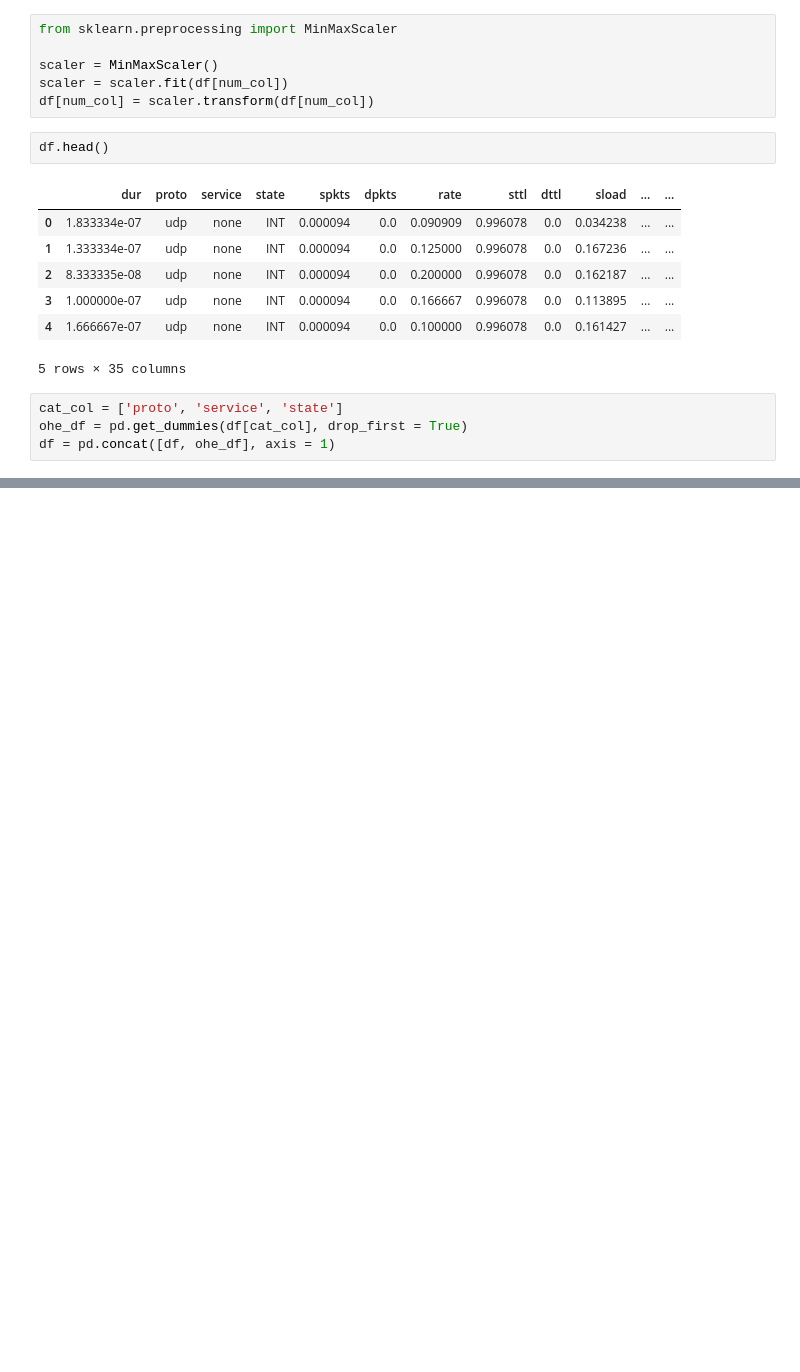
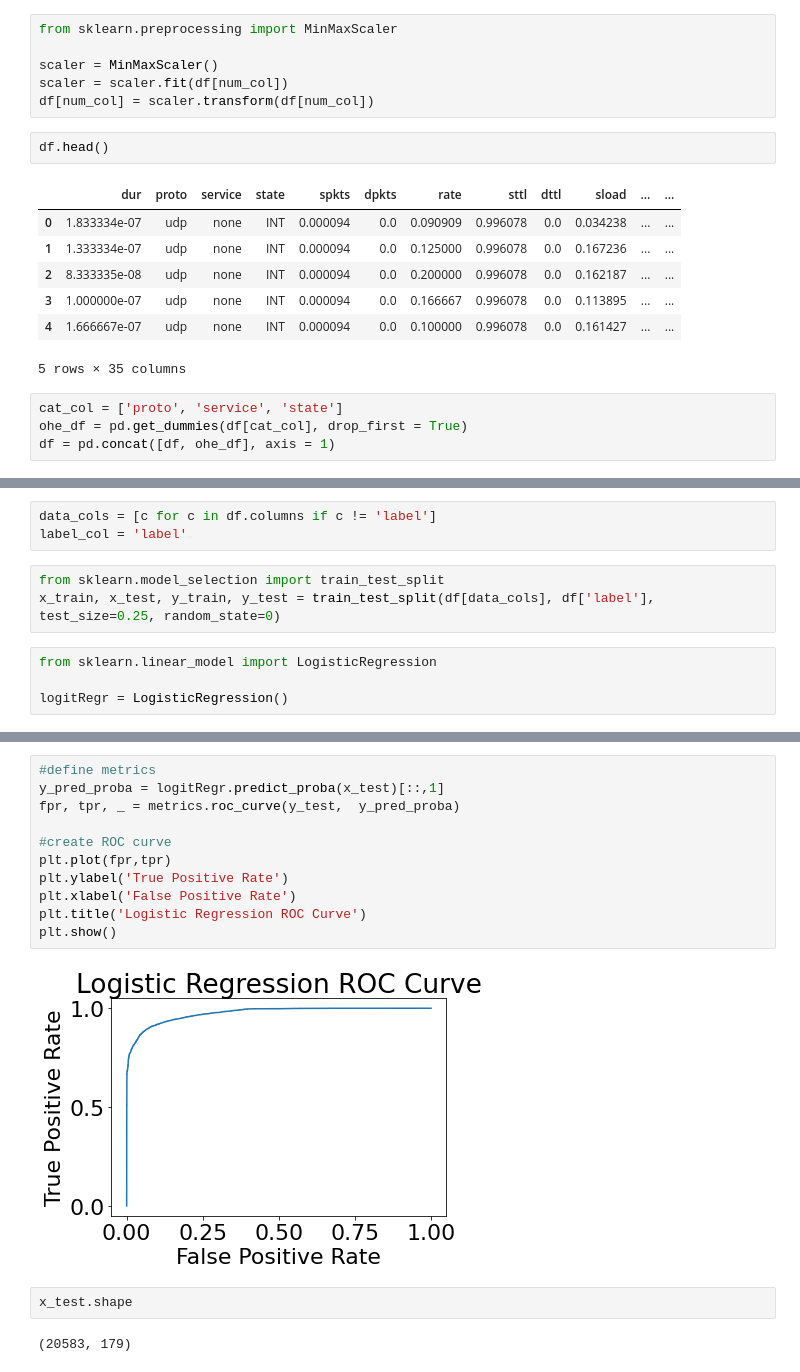
Before and after one commit to cwperks/EAI6980, a Jupyter notebook: Final Project.ipynb, the cells around one changed output, grey strips where cells are left out. Drawn from its saved outputs; the diff is of its cells as text; blank space fills up the shorter version.

Commit message:
Logistic regression

```diff
--- a/Final Project.ipynb
+++ b/Final Project.ipynb
@@ -279,0 +282,10 @@ df.head()
+# %%
+data_cols = [c for c in df.columns if c != 'label']
+label_col = 'label'
+# %%
+from sklearn.model_selection import train_test_split
+x_train, x_test, y_train, y_test = train_test_split(df[data_cols], df['label'], test_size=0.25, random_state=0)
+# %%
+from sklearn.linear_model import LogisticRegression
+
+logitRegr = LogisticRegression()
@@ -279,0 +354,17 @@ df.head()
+# %%
+#define metrics
+y_pred_proba = logitRegr.predict_proba(x_test)[::,1]
+fpr, tpr, _ = metrics.roc_curve(y_test,  y_pred_proba)
+
+#create ROC curve
+plt.plot(fpr,tpr)
+plt.ylabel('True Positive Rate')
+plt.xlabel('False Positive Rate')
+plt.title('Logistic Regression ROC Curve')
+plt.show()
+# %% [output]
+[figure, added]
+# %%
+x_test.shape
+# %% [output]
+(20583, 179)
```
Also changed, not shown: parts of 9 cells of this notebook, 2 other files.
